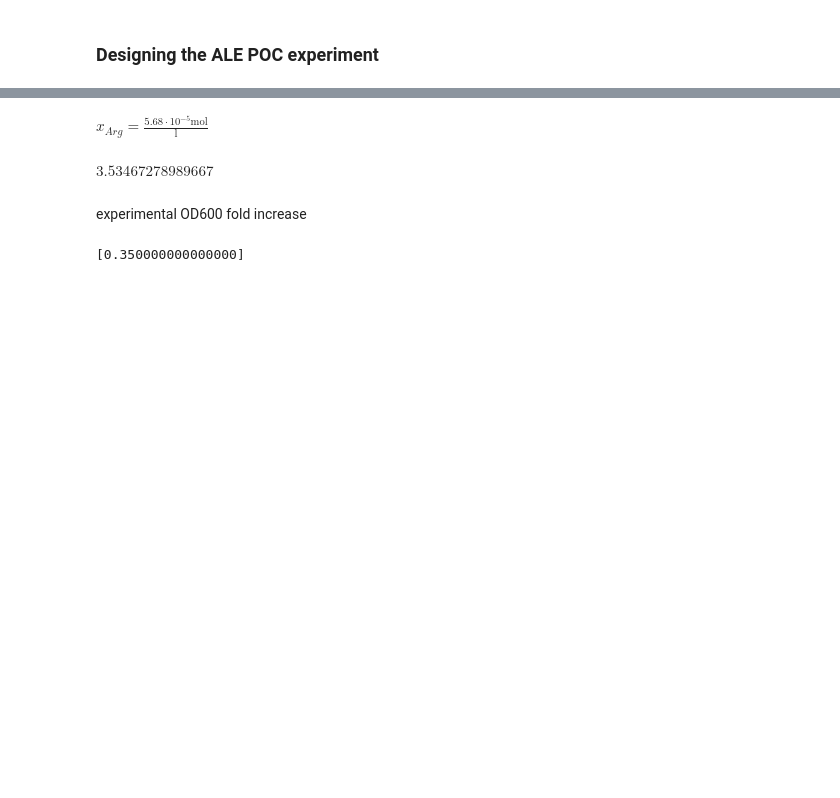
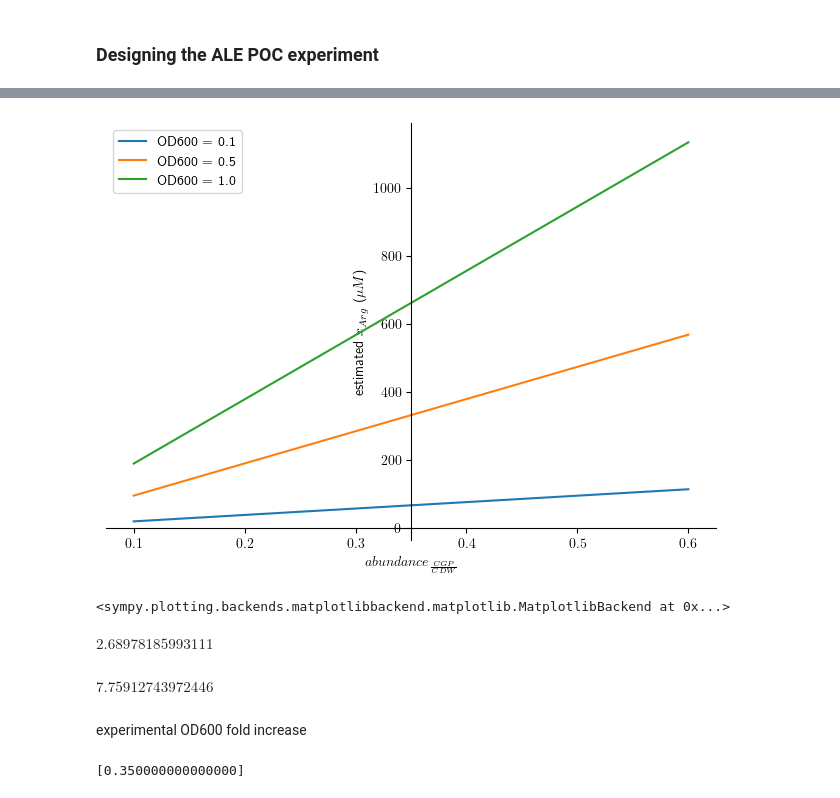
Before and after one commit to p7k/nu_tyo_lab_analysis, a Jupyter notebook: nb/exp/math_cgp_yields.ipynb, the cells around one changed output, grey strips where cells are left out. Cells and saved outputs as stored; diff of their text form; code cells hidden in the pictures; blank space fills up the shorter version.

```diff
--- a/nb/exp/math_cgp_yields.ipynb
+++ b/nb/exp/math_cgp_yields.ipynb
@@ -348,15 +404,28 @@ plot(
 # %%
 # proposed loading (need much higher starting OD of .1 au if we assume the most conservative 10% CGP.
 # FIXME this is where we really need a good model and assumptions for x_Arg from cells with CGP
-x_Arg_exp_ALE_POC = N3(eq_x_Arg_from_OD.subs({OD: .2 * au, ab_CGP_in_CDW: 0.15}).subs(consts))
-x_Arg_exp_ALE_POC
+plot(
+    N3(eq_x_Arg_from_OD.rhs.subs({OD: .1 * au}).subs(consts) * 1e6 * liter / mol),
+    N3(eq_x_Arg_from_OD.rhs.subs({OD: .5 * au}).subs(consts) * 1e6 * liter / mol),
+    N3(eq_x_Arg_from_OD.rhs.subs({OD: 1 * au}).subs(consts) * 1e6 * liter / mol),
+    (ab_CGP_in_CDW, .1, .6),
+    xlabel=ab_CGP_in_CDW,
+    ylabel=r'estimated $x_{Arg}$ ($\mu M$)',
+    label=(r'OD600 = 0.1', r'OD600 = 0.5', r'OD600 = 1.0'),
+    legend=True,
+)
 # %% [output]
-$\displaystyle x_{Arg} = \frac{5.68 \cdot 10^{-5} \text{mol}}{\text{l}}$
+[figure, added]
+<sympy.plotting.backends.matplotlibbackend.matplotlib.MatplotlibBackend at 0x...>
 # %%
 # fold change KSF111 + ∆astB
-eq_fold_chg_biomass.rhs.subs({Y_OD_from_x: Y_OD_from_Arg_exp011_KSF111}).subs(consts).subs({ab_CGP_in_CDW: 0.15})
+display(
+    eq_fold_chg_biomass.rhs.subs({Y_OD_from_x: Y_OD_from_Arg_exp011_KSF111}).subs(consts).subs({ab_CGP_in_CDW: 0.10}),
+    eq_fold_chg_biomass.rhs.subs({Y_OD_from_x: Y_OD_from_Arg_exp011_KSF111}).subs(consts).subs({ab_CGP_in_CDW: 0.40}),
+)
 # %% [output]
-$\displaystyle 3.53467278989667$
+$\displaystyle 2.68978185993111$
+$\displaystyle 7.75912743972446$
 # %%
 # 3.5-fold is high enough to proceed with ALE, but I need a better measurement of ab_CGP_in_CDW
 display(
```
Also changed, not shown: parts of 20 cells of this notebook, 23 other files.
